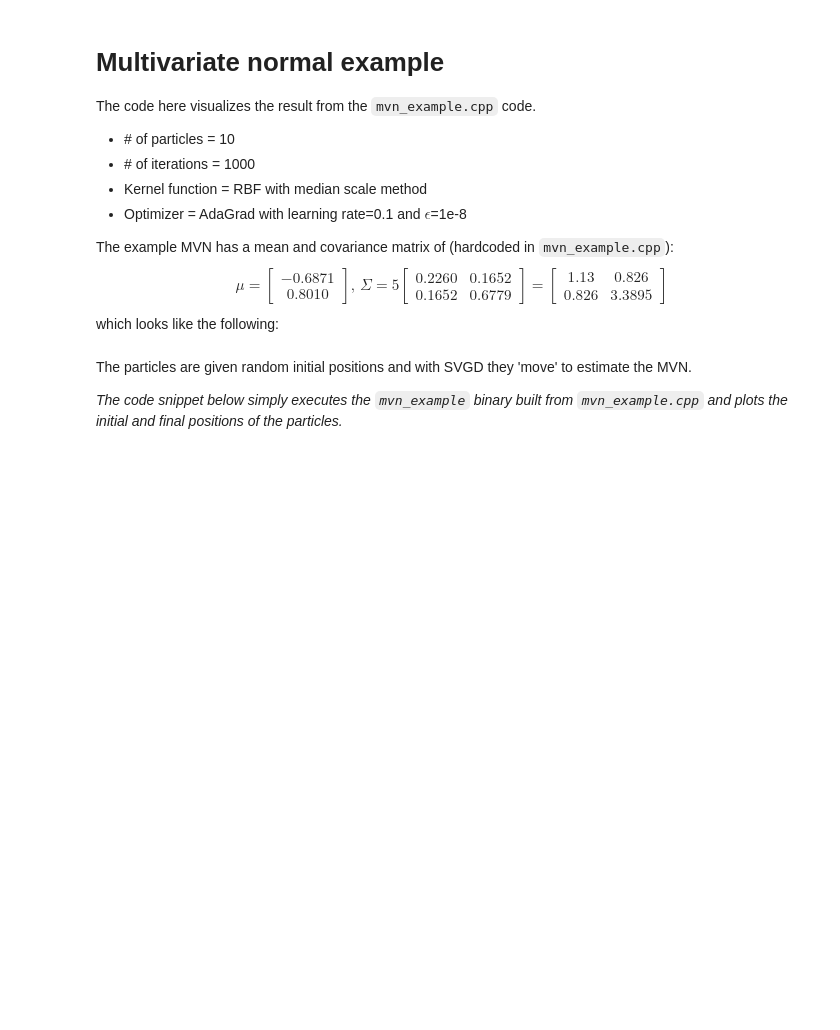
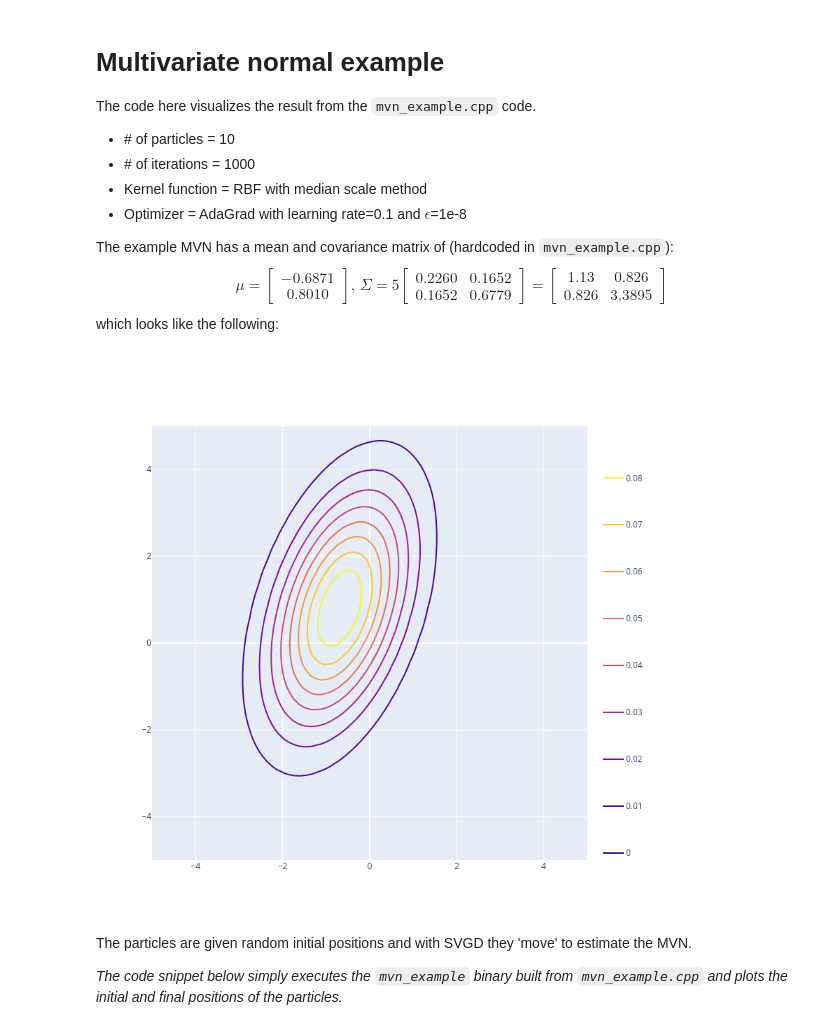
Before and after one commit to khaiyichin/SVGDCpp, a Jupyter notebook: examples/multivariate_normal/mvn_example.ipynb, the cells around one changed output. Drawn from its saved outputs; the diff is of its cells as text; code cells hidden in the pictures; blank space fills up the shorter version.

Commit message:
Updated examples to fix figure renders.

```diff
--- a/examples/multivariate_normal/mvn_example.ipynb
+++ b/examples/multivariate_normal/mvn_example.ipynb
@@ -24,33 +26,36 @@ y = np.linspace(-5, 5, 50)
 X, Y = np.meshgrid(x, y)
 
 support = np.empty(X.shape + (2,))
 support[:, :, 0] = X
 support[:, :, 1] = Y
 
 # Define the multivariate normal
 mu = [-0.6871, 0.801]
 sigma = [[1.13, 0.826], [0.826, 3.3895]]
 mvn = stats.multivariate_normal(mu, sigma)
 
 # Compute the densities
 pdf = mvn.pdf(support)
 
 # Plot the multivariate normal
 fig = go.Figure(
     data=go.Contour(
         z=pdf,
         x=x,
         y=y,
+        name="2-D MVN contour",
         contours_coloring='lines',
         line_width=2
     ),
     layout={
         "width": 800,
         "height": 800
     }
 )
 
 fig.show()
+# %% [output]
+[figure, added]
 # %% [markdown]
 The particles are given random initial positions and with SVGD they 'move' to estimate the MVN.
 
```
Also changed, not shown: parts of 2 cells of this notebook, 2 other files.
